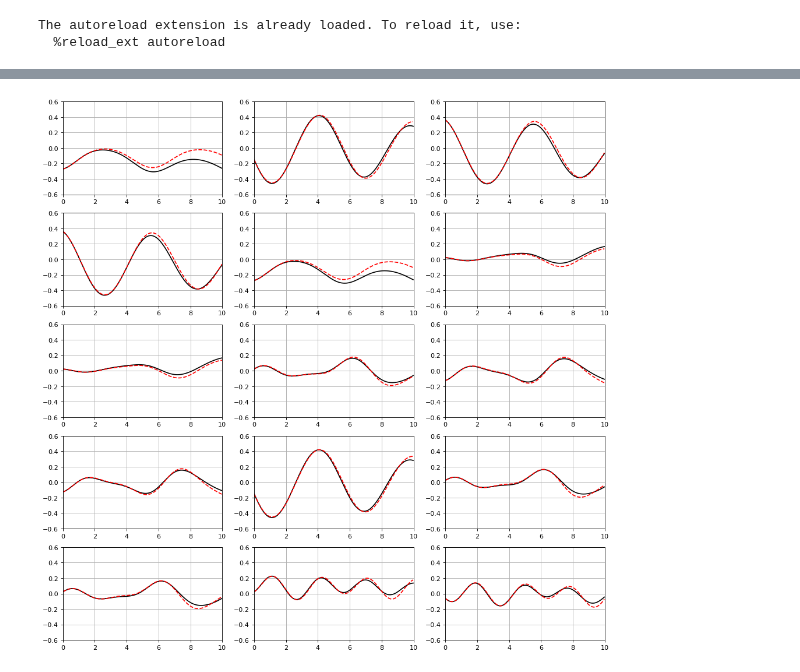
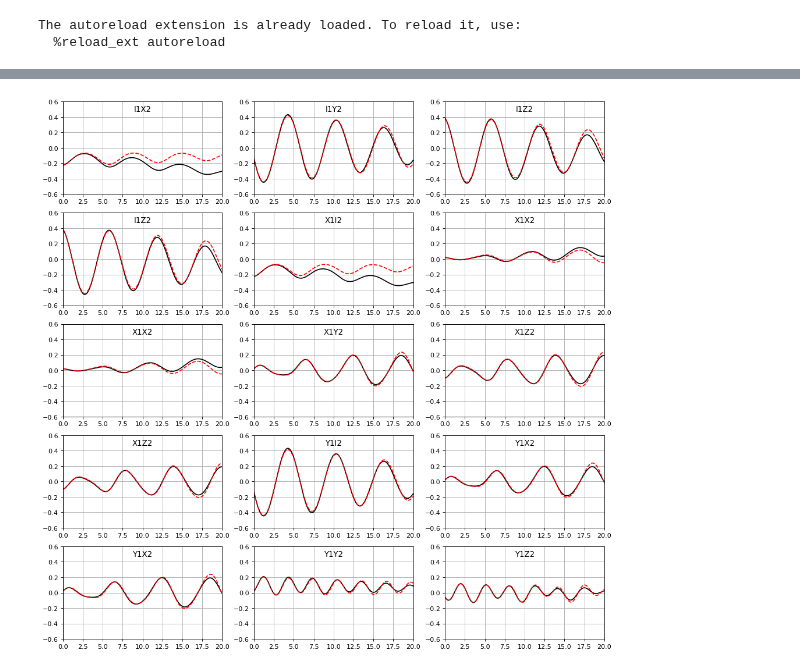
Before and after one commit to giovannicemin/master_thesis, a Jupyter notebook: project/weakly_interacting.ipynb, the cells around one changed output, grey strips where cells are left out. Cells and saved outputs as stored; diff of their text form; code cells hidden in the pictures.

```diff
--- a/project/weakly_interacting.ipynb
+++ b/project/weakly_interacting.ipynb
@@ -55,6 +57,8 @@ def print_comparison(data_tebd, data_ml, T, dt, ylim):
 
     rows= 5
     columns = 3
+
+    names = ['I1X2', 'I1Y2', 'I1Z2', 'X1I2', 'X1X2', 'X1Y2', 'X1Z2', 'Y1I2', 'Y1X2', 'Y1Y2', 'Y1Z2', 'Z1I2', 'Z1X2', 'Z1Y2', 'Z1Z2']
 
     fig, axs = plt.subplots(rows, columns, figsize=(15,15), dpi=80)
     plt.setp(axs, xlim=(0,T), ylim=(-ylim, ylim))
@@ -66,6 +70,7 @@ def print_comparison(data_tebd, data_ml, T, dt, ylim):
             axs[i, j].plot(t, [data_tebd[k][(columns-1)*i+j] for k in range(len(t))], label='Simulation', color='k')
             axs[i, j].plot(t, [data_ml[k][(columns-1)*i+j] for k in range(len(t))], label='ml', color='r', linestyle='--')
             axs[i, j].grid()
+            axs[i, j].set_title(names[(columns-1)*i+j], x=0.5, y=0.85)
     axs[4, 2].grid()
     #plt.legend()
     plt.grid()
@@ -80,12 +86,12 @@ from ml.utils import calculate_error
 # %%
 # for each combinations of potential and training T
 
-T_max = 10
+T_max = 20
 beta = 1
 fname = './data/data_test_W.hdf5'
 
 training_times = [3,4,5,6,7,8,9,10]
-potential = [0.1, 0.15, 0.2, 0.25, 0.3, 0.35]
+potential = [0.1, 0.15, 0.2, 0.25, 0.3, 0.35, 0.4, 0.45, 0.5]
 
 errors = []
 
@@ -138,29 +144,26 @@ plt.show()
 # %%
-T_train = 3
-vv = 0.35
+T_train = 10
+vv = 0.2
 # import TEBD data
 gname = 'cohVec_L_' + str(prms['L']) + \
         '_V_' + str(int(vv*1e3)).zfill(4) + \
         '_beta_' + str(int(beta*1e3)).zfill(4) + \
         '_dt_' + str(int(prms['dt']*1e3)).zfill(4)
 with h5py.File(fname, 'r') as f:
     data_tebd = f[gname+'/X'][()]
 
 # import the model
 name = 'model_L_' + str(prms['L']) + \
         '_V_' + str(int(vv*1e3)).zfill(4) + \
         '_dt_' + str(int(prms['dt']*1e3)).zfill(4) + \
         '_T' + str(T_train).zfill(2)
 
 model = MLLP(ml_params['mlp_params']).to(ml_params['device'])
 model.load_state_dict(torch.load(Path('./data/trained_W/' + name)))
 
 # predict dynamics with the model
 ml_dyn = model.generate_trajectory(v_0=np.array(data_tebd[0]), T=T_max, beta=beta)
 
-# calculate error
-err.append(calculate_error(results_ml=ml_dyn, results_tebd=data_tebd, T=T_max, dt=prms['dt']))
-
 print_comparison(data_tebd, ml_dyn, T_max, dt=0.01, ylim=0.6)
 # %% [output]
-[figure, old version]
+[figure, new version]
```
Also changed, not shown: parts of 19 cells of this notebook, 2 other files.
